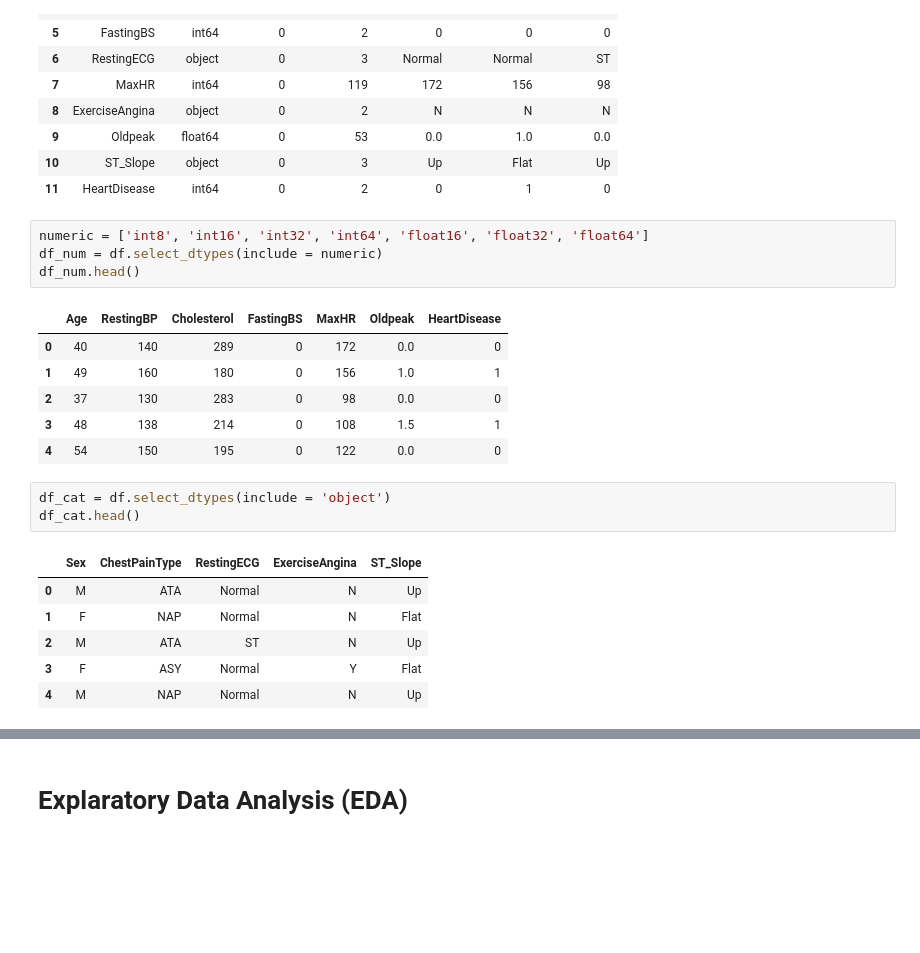
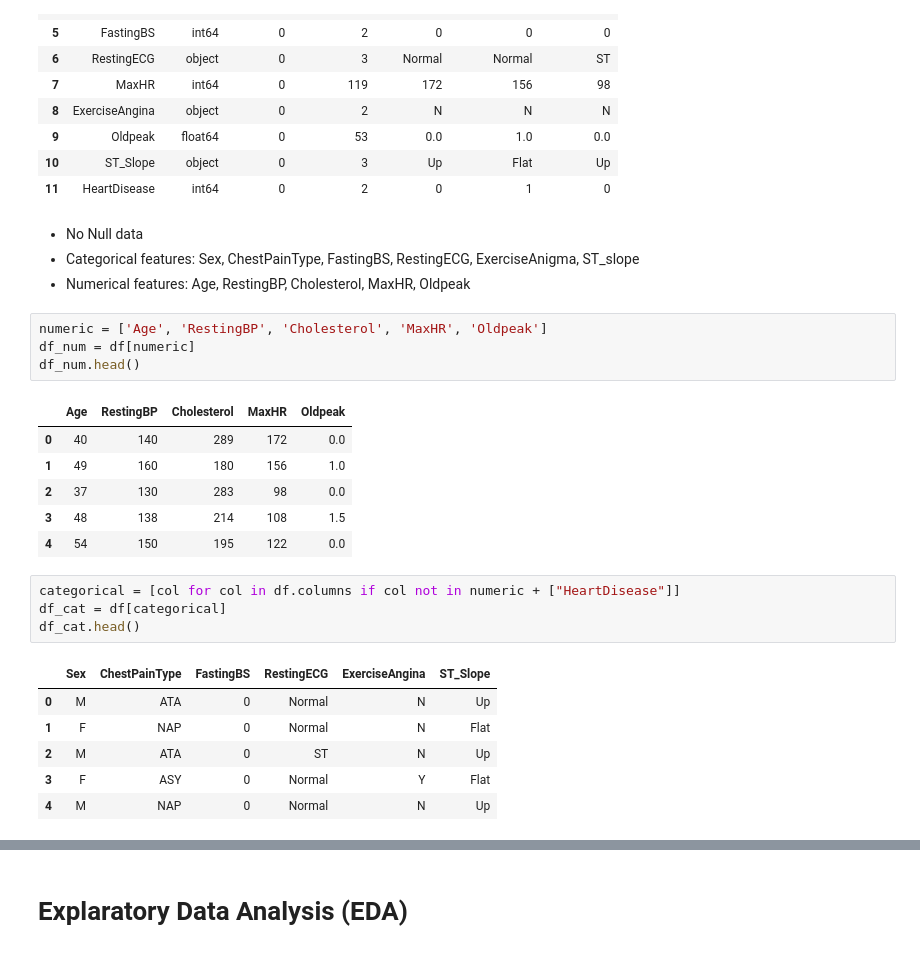
Before and after one commit to Bonniecoleman/Project_3, a Jupyter notebook: Heart Failure Prediction.ipynb, the cells around one changed output, grey strips where cells are left out. Saved outputs shown, nothing was run; the diff lists cells and outputs as text; blank space fills up the shorter version.

```diff
--- a/Heart Failure Prediction.ipynb
+++ b/Heart Failure Prediction.ipynb
@@ -36,24 +60,29 @@ data shape: (918, 12)
 | 9 | Oldpeak | float64 | 0 | 53 | 0.0 | 1.0 | 0.0 |
 | 10 | ST_Slope | object | 0 | 3 | Up | Flat | Up |
 | 11 | HeartDisease | int64 | 0 | 2 | 0 | 1 | 0 |
+# %% [markdown]
+- No Null data
+- Categorical features: Sex, ChestPainType, FastingBS, RestingECG, ExerciseAnigma, ST_slope
+- Numerical features: Age, RestingBP, Cholesterol, MaxHR, Oldpeak
 # %%
-numeric = ['int8', 'int16', 'int32', 'int64', 'float16', 'float32', 'float64']
-df_num = df.select_dtypes(include = numeric)
+numeric = ['Age', 'RestingBP', 'Cholesterol', 'MaxHR', 'Oldpeak']
+df_num = df[numeric]
 df_num.head()
 # %% [output]
-|  | Age | RestingBP | Cholesterol | FastingBS | MaxHR | Oldpeak | HeartDisease |
-| 0 | 40 | 140 | 289 | 0 | 172 | 0.0 | 0 |
-| 1 | 49 | 160 | 180 | 0 | 156 | 1.0 | 1 |
-| 2 | 37 | 130 | 283 | 0 | 98 | 0.0 | 0 |
-| 3 | 48 | 138 | 214 | 0 | 108 | 1.5 | 1 |
-| 4 | 54 | 150 | 195 | 0 | 122 | 0.0 | 0 |
+|  | Age | RestingBP | Cholesterol | MaxHR | Oldpeak |
+| 0 | 40 | 140 | 289 | 172 | 0.0 |
+| 1 | 49 | 160 | 180 | 156 | 1.0 |
+| 2 | 37 | 130 | 283 | 98 | 0.0 |
+| 3 | 48 | 138 | 214 | 108 | 1.5 |
+| 4 | 54 | 150 | 195 | 122 | 0.0 |
 # %%
-df_cat = df.select_dtypes(include = 'object')
+categorical = [col for col in df.columns if col not in numeric + ["HeartDisease"]]
+df_cat = df[categorical]
 df_cat.head()
 # %% [output]
-|  | Sex | ChestPainType | RestingECG | ExerciseAngina | ST_Slope |
-| 0 | M | ATA | Normal | N | Up |
-| 1 | F | NAP | Normal | N | Flat |
-| 2 | M | ATA | ST | N | Up |
-| 3 | F | ASY | Normal | Y | Flat |
-| 4 | M | NAP | Normal | N | Up |
+|  | Sex | ChestPainType | FastingBS | RestingECG | ExerciseAngina | ST_Slope |
+| 0 | M | ATA | 0 | Normal | N | Up |
+| 1 | F | NAP | 0 | Normal | N | Flat |
+| 2 | M | ATA | 0 | ST | N | Up |
+| 3 | F | ASY | 0 | Normal | Y | Flat |
+| 4 | M | NAP | 0 | Normal | N | Up |
```
Also changed, not shown: parts of 49 cells of this notebook.
